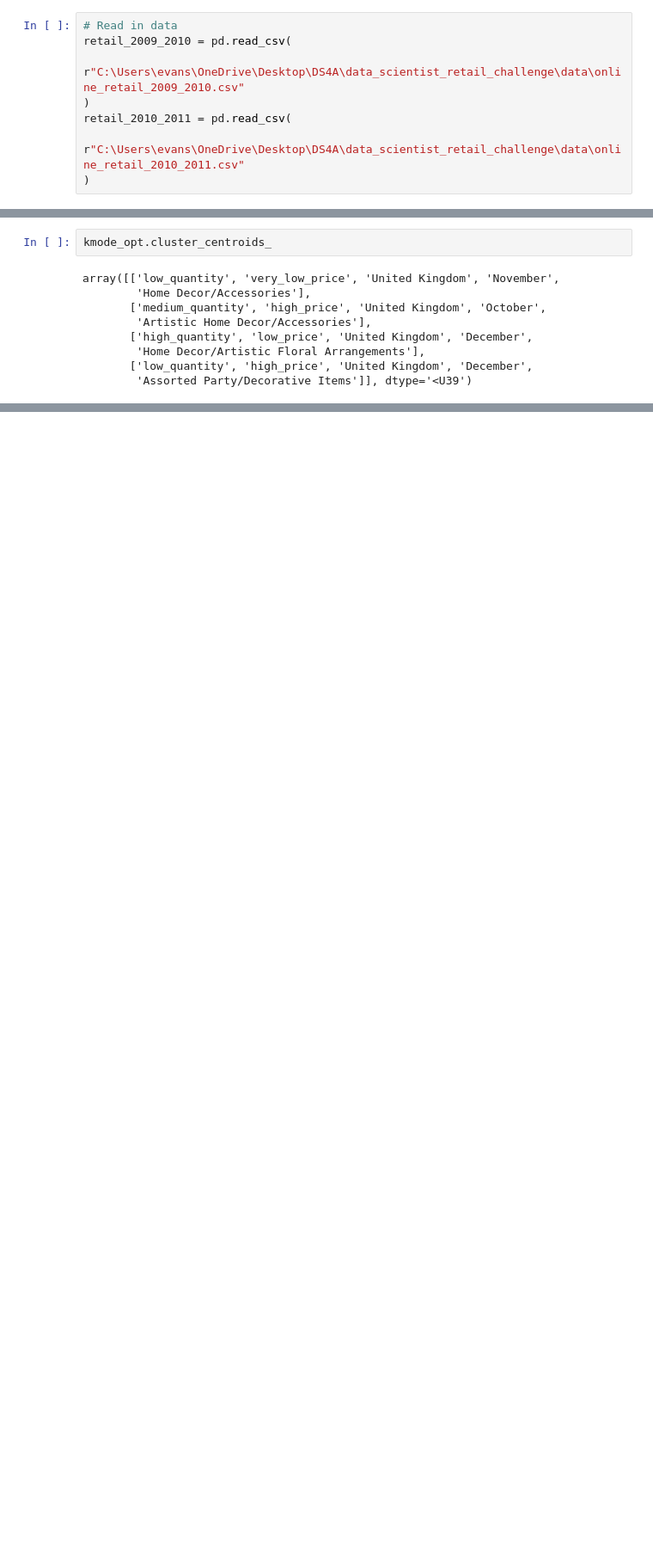
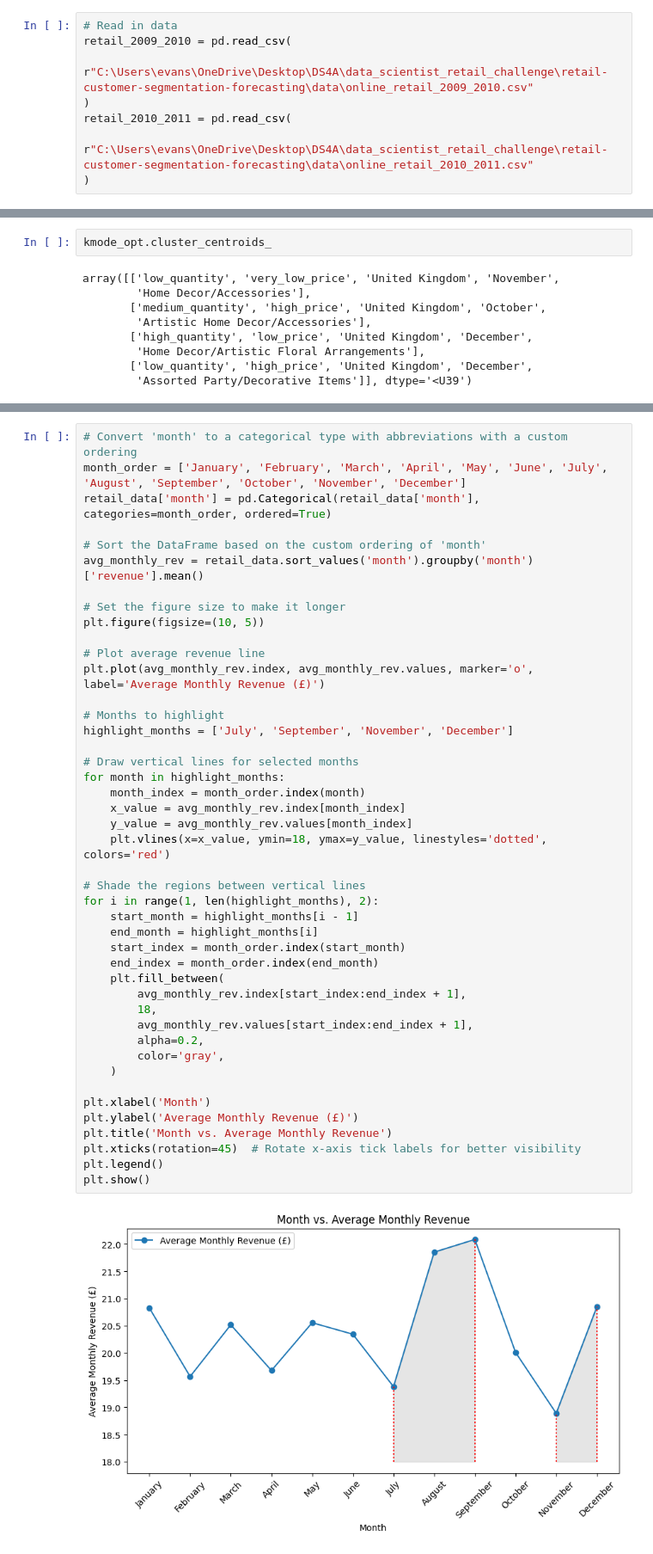
Before and after one commit to evansphillips/retail-customer-segmentation-forecasting, a Jupyter notebook: notebooks/ds4a_retail_challenge.ipynb, the cells around one changed output, grey strips where cells are left out. Shown: that part at 86% size. Saved outputs shown, nothing was run; the diff lists cells and outputs as text; blank space fills up the shorter version.

```diff
--- a/notebooks/ds4a_retail_challenge.ipynb
+++ b/notebooks/ds4a_retail_challenge.ipynb
@@ -49,10 +54,10 @@ ImportError: cannot import name 'compute_npmi_coherence' from 'top2vec_utils' (c
 # %%
 # Read in data
 retail_2009_2010 = pd.read_csv(
-    r"C:\Users\evans\OneDrive\Desktop\DS4A\data_scientist_retail_challenge\data\online_retail_2009_2010.csv"
+    r"C:\Users\evans\OneDrive\Desktop\DS4A\data_scientist_retail_challenge\retail-customer-segmentation-forecasting\data\online_retail_2009_2010.csv"
 )
 retail_2010_2011 = pd.read_csv(
-    r"C:\Users\evans\OneDrive\Desktop\DS4A\data_scientist_retail_challenge\data\online_retail_2010_2011.csv"
+    r"C:\Users\evans\OneDrive\Desktop\DS4A\data_scientist_retail_challenge\retail-customer-segmentation-forecasting\data\online_retail_2010_2011.csv"
 )
 # %% [markdown]
 ## Data Preprocessing
@@ -1268,0 +1308,46 @@ array([['low_quantity', 'very_low_price', 'United Kingdom', 'November',
+# %%
+# Convert 'month' to a categorical type with abbreviations with a custom ordering
+month_order = ['January', 'February', 'March', 'April', 'May', 'June', 'July', 'August', 'September', 'October', 'November', 'December']
+retail_data['month'] = pd.Categorical(retail_data['month'], categories=month_order, ordered=True)
+
+# Sort the DataFrame based on the custom ordering of 'month'
+avg_monthly_rev = retail_data.sort_values('month').groupby('month')['revenue'].mean()
+
+# Set the figure size to make it longer
+plt.figure(figsize=(10, 5))
+
+# Plot average revenue line
+plt.plot(avg_monthly_rev.index, avg_monthly_rev.values, marker='o', label='Average Monthly Revenue (£)')
+
+# Months to highlight
+highlight_months = ['July', 'September', 'November', 'December']
+
+# Draw vertical lines for selected months
+for month in highlight_months:
+    month_index = month_order.index(month)
+    x_value = avg_monthly_rev.index[month_index]
+    y_value = avg_monthly_rev.values[month_index]
+    plt.vlines(x=x_value, ymin=18, ymax=y_value, linestyles='dotted', colors='red')
+
+# Shade the regions between vertical lines
+for i in range(1, len(highlight_months), 2):
+    start_month = highlight_months[i - 1]
+    end_month = highlight_months[i]
+    start_index = month_order.index(start_month)
+    end_index = month_order.index(end_month)
+    plt.fill_between(
+        avg_monthly_rev.index[start_index:end_index + 1],
+        18,
+        avg_monthly_rev.values[start_index:end_index + 1],
+        alpha=0.2,
+        color='gray',
+    )
+
+plt.xlabel('Month')
+plt.ylabel('Average Monthly Revenue (£)')
+plt.title('Month vs. Average Monthly Revenue')
+plt.xticks(rotation=45)  # Rotate x-axis tick labels for better visibility
+plt.legend()
+plt.show()
+# %% [output]
+[figure, added]
```
Also changed, not shown: parts of 8 cells of this notebook, 1 other file.
